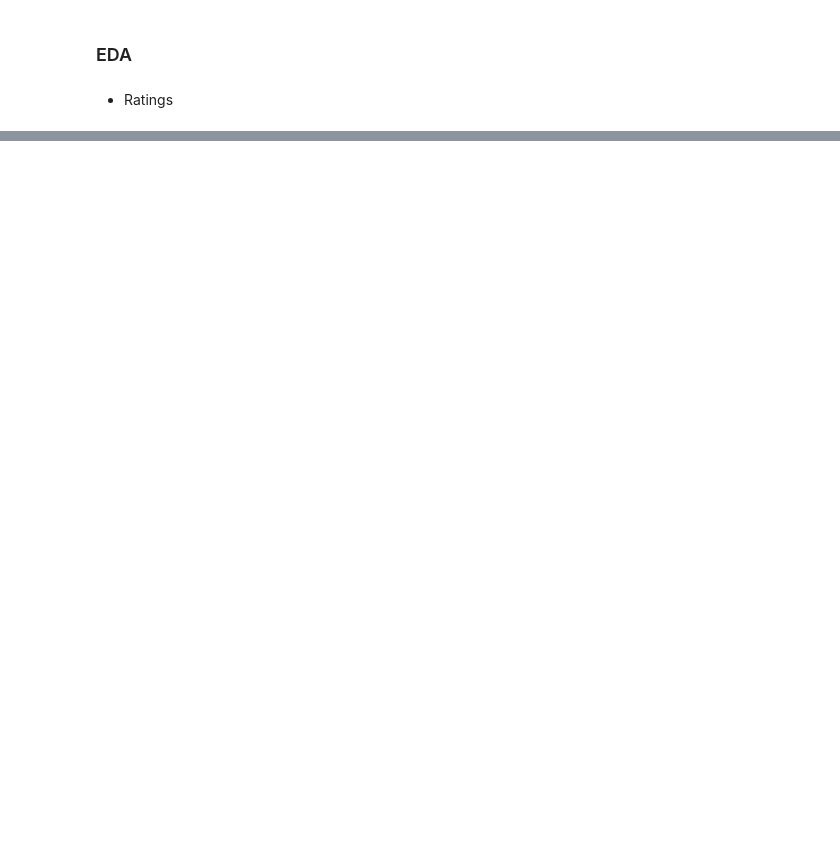
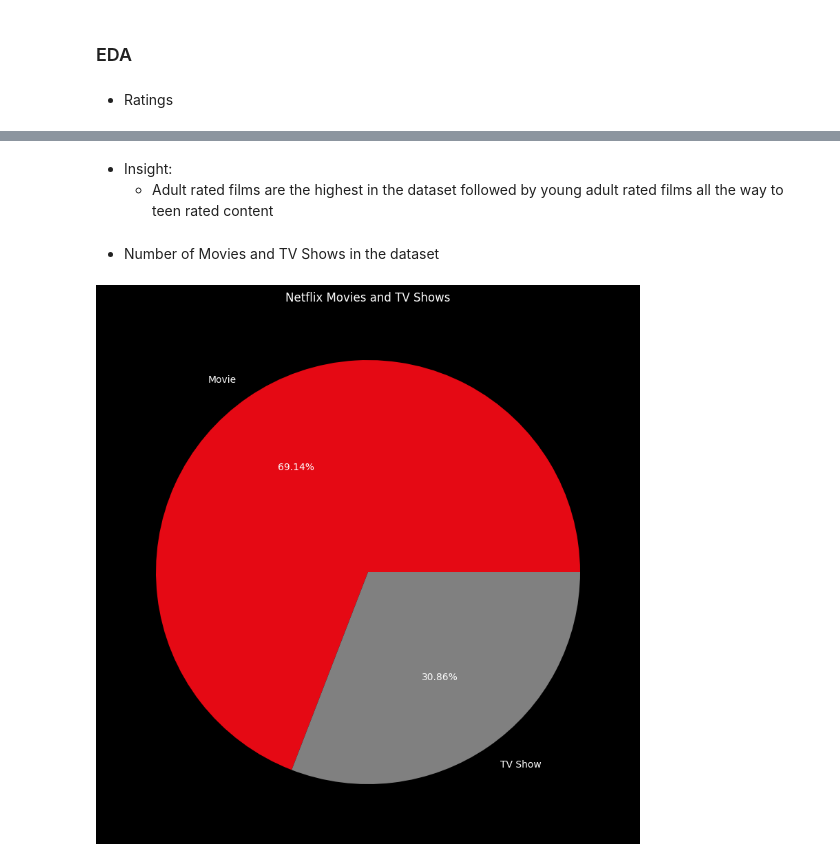
Before and after one commit to JanKosgei/Netflix-Recommendations, a Jupyter notebook: K-Means Netflix.ipynb, the cells around one changed output, grey strips where cells are left out. Cells and saved outputs as stored; diff of their text form; code cells hidden in the pictures; blank space fills up the shorter version.

```diff
--- a/K-Means Netflix.ipynb
+++ b/K-Means Netflix.ipynb
@@ -146,0 +144,17 @@ sns.countplot(data=Netflix, y='rating', order=Netflix['rating'].value_counts(asc
+# %% [markdown]
+- Insight:
+   - Adult rated films are the highest in the dataset followed by young adult rated films all the way to teen rated content
+# %% [markdown]
+- Number of Movies and TV Shows in the dataset
+# %%
+colors = ['#e50914', '#808080']
+
+plt.figure(figsize=(20, 10))
+plt.style.use('dark_background')
+Netflix.type.value_counts().plot(kind='pie', autopct='%1.2f%%', colors=colors)
+plt.ylabel('')
+plt.title('Netflix Movies and TV Shows')
+
+plt.show()
+# %% [output]
+[figure, added]
```
Also changed, not shown: parts of 4 cells of this notebook.
